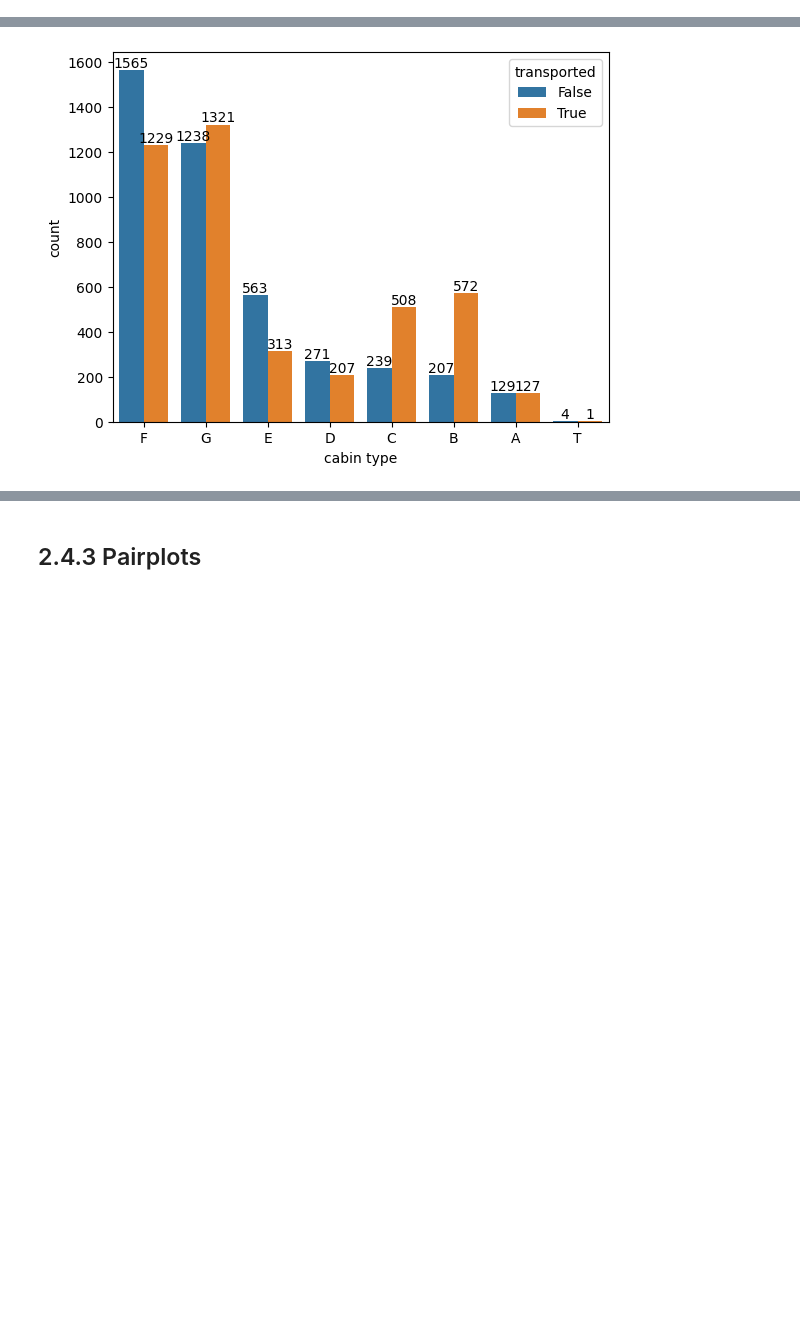
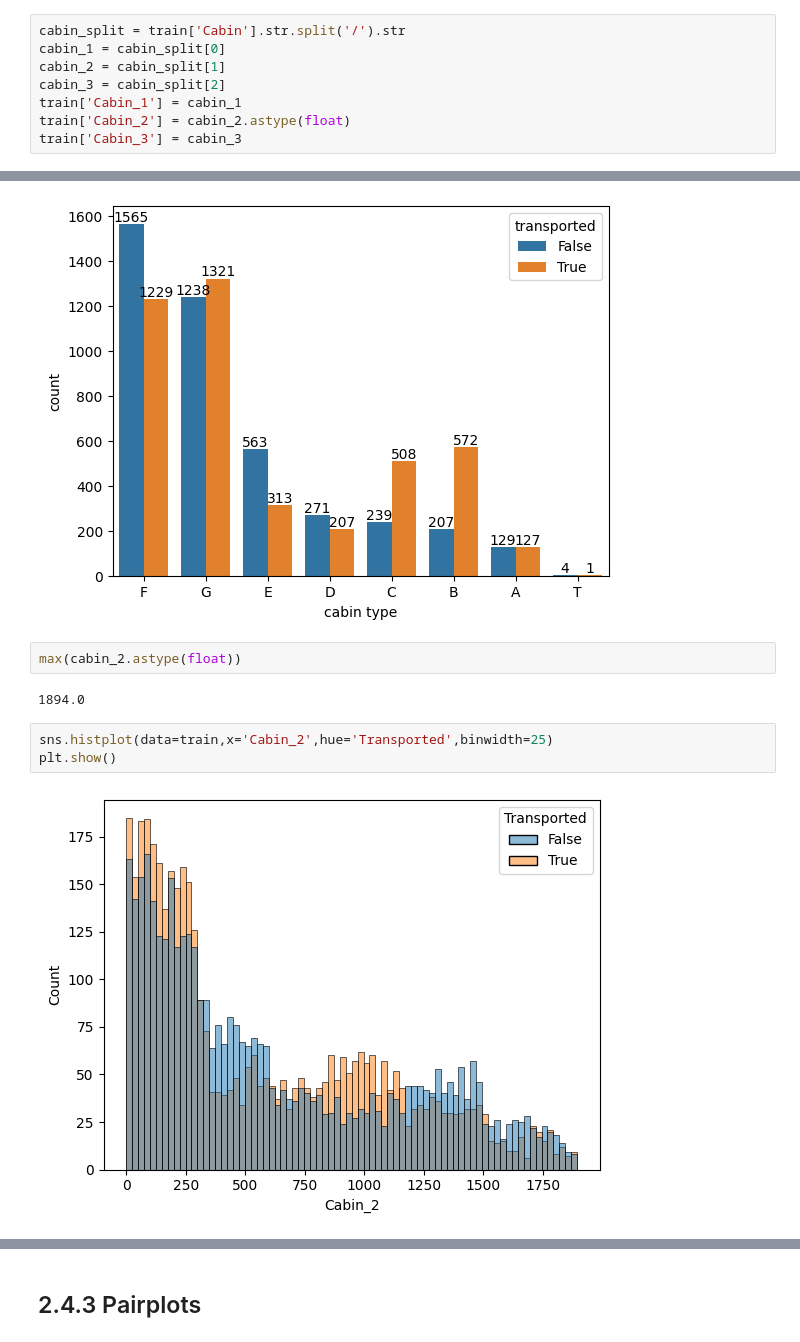
Before and after one commit to Looczky/Space_project, a Jupyter notebook: main.ipynb, the cells around one changed output, grey strips where cells are left out. Cells and saved outputs as stored; diff of their text form; blank space fills up the shorter version.

```diff
--- a/main.ipynb
+++ b/main.ipynb
@@ -175 +175,9 @@ Too many groups - have to split by other factor
+# %%
+cabin_split = train['Cabin'].str.split('/').str
+cabin_1 = cabin_split[0]
+cabin_2 = cabin_split[1]
+cabin_3 = cabin_split[2]
+train['Cabin_1'] = cabin_1
+train['Cabin_2'] = cabin_2.astype(float)
+train['Cabin_3'] = cabin_3
 # %%
@@ -192,3 +200,12 @@ for container in ax.containers:
     ax.bar_label(container)
 # %% [output]
 [figure]
+# %%
+max(cabin_2.astype(float))
+# %% [output]
+1894.0
+# %%
+sns.histplot(data=train,x='Cabin_2',hue='Transported',binwidth=25)
+plt.show()
+# %% [output]
+[figure, added]
```
Also changed, not shown: parts of 9 cells of this notebook.
